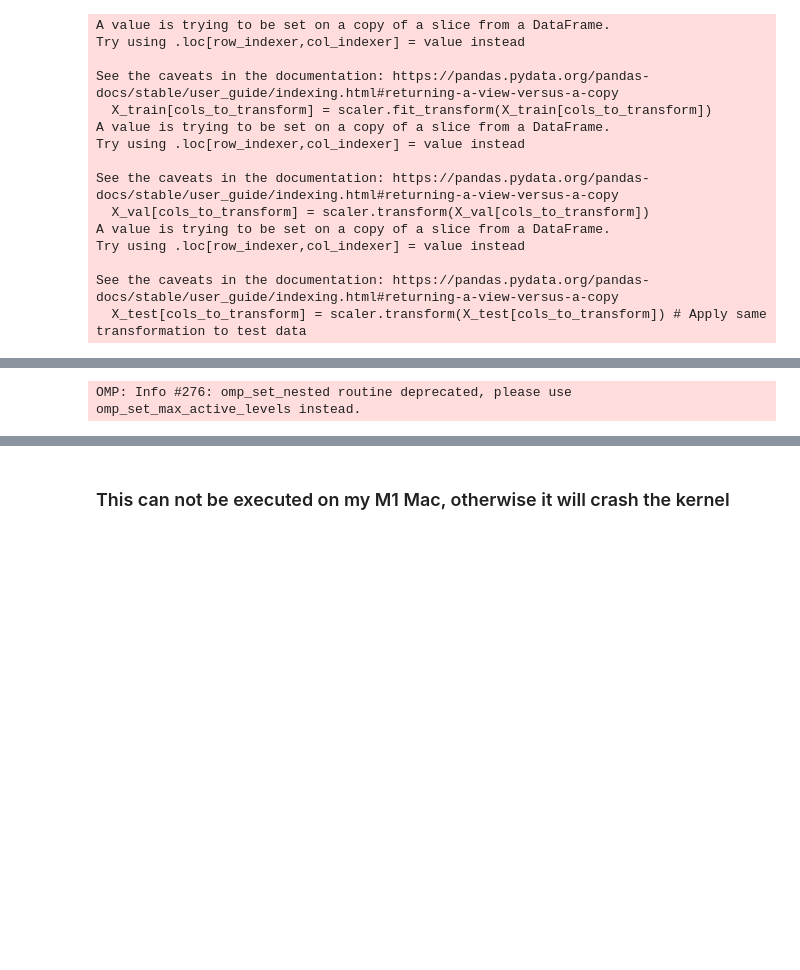
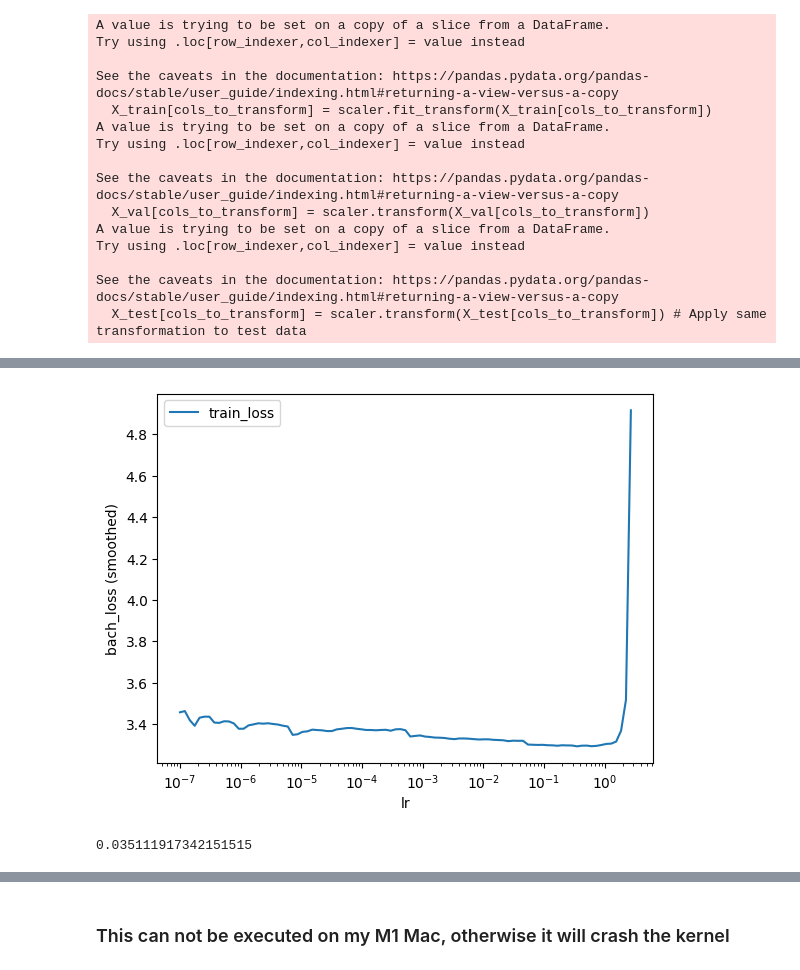
Before and after one commit to Edison9489/TTEAnalysis, a Jupyter notebook: experiments/Baselines_test.ipynb, the cells around one changed output, grey strips where cells are left out. Drawn from its saved outputs; the diff is of its cells as text; code cells hidden in the pictures; blank space fills up the shorter version.

Commit message:
add deepsurv

```diff
--- a/experiments/Baselines_test.ipynb
+++ b/experiments/Baselines_test.ipynb
@@ -214,4 +215,34 @@ _ = log.plot()
 # %%
-surv = model.predict_surv_df(X_test)
+deephit_predict = deephit_model.predict_surv_df(X_test)
-# %% [output]
-OMP: Info #276: omp_set_nested routine deprecated, please use omp_set_max_active_levels instead.
+# %%
+in_features = X_train.shape[1]
+out_features = 1
+batch_norm = True
+dropout = 0.1
+output_bias = False
+
+deepsurv_net = torch.nn.Sequential(
+    torch.nn.Linear(in_features, 32),
+    torch.nn.ReLU(),
+    torch.nn.BatchNorm1d(32),
+    torch.nn.Dropout(0.1),
+
+    torch.nn.Linear(32, 32),
+    torch.nn.ReLU(),
+    torch.nn.BatchNorm1d(32),
+    torch.nn.Dropout(0.1),
+
+    torch.nn.Linear(32, out_features)
+)
+# %%
+deepsurv_model = CoxPH(deepsurv_net, tt.optim.Adam)
+# %%
+batch_size = 64
+lrfinder = deepsurv_model.lr_finder(X_train, y_train, batch_size, tolerance=10)
+_ = lrfinder.plot()
+# %% [output]
+[figure, added]
+# %%
+lrfinder.get_best_lr()
+# %% [output]
+0.035111917342151515
```
Also changed, not shown: parts of 26 cells of this notebook, 1 other file.
